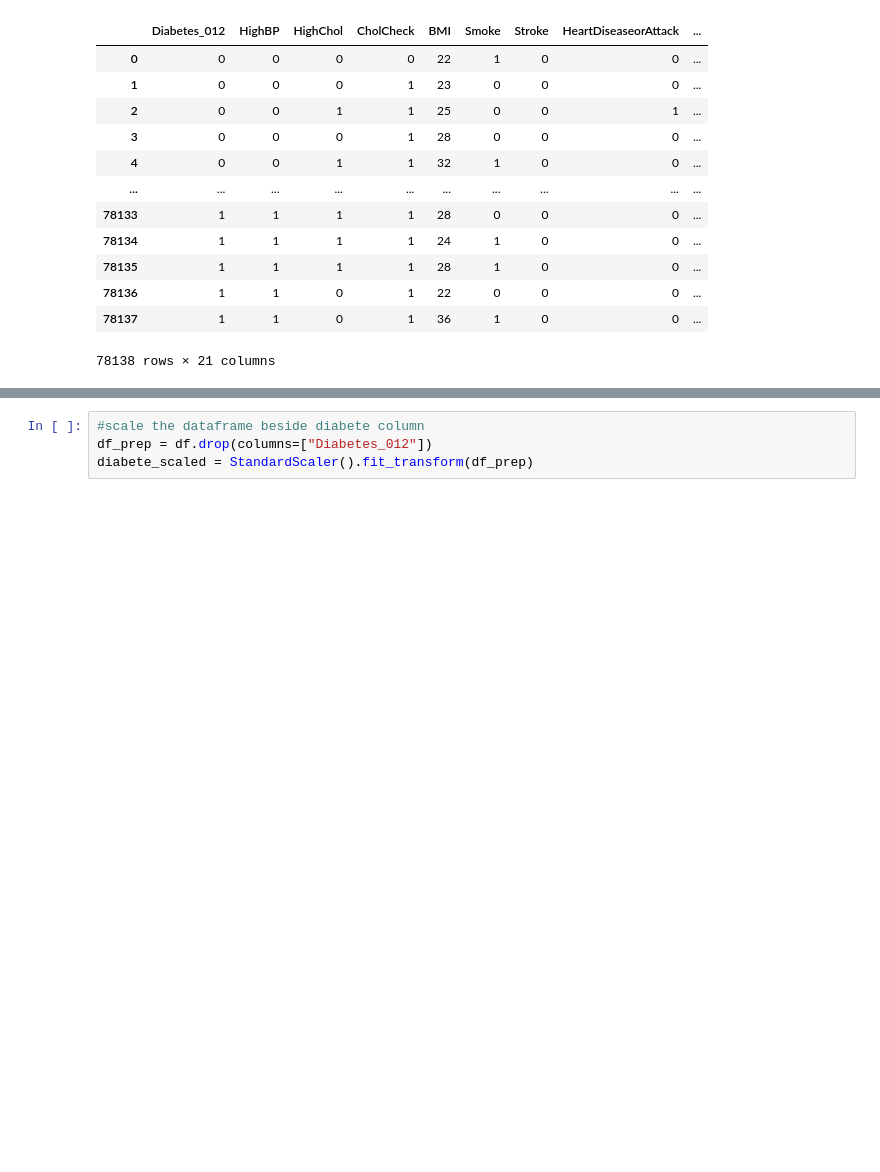
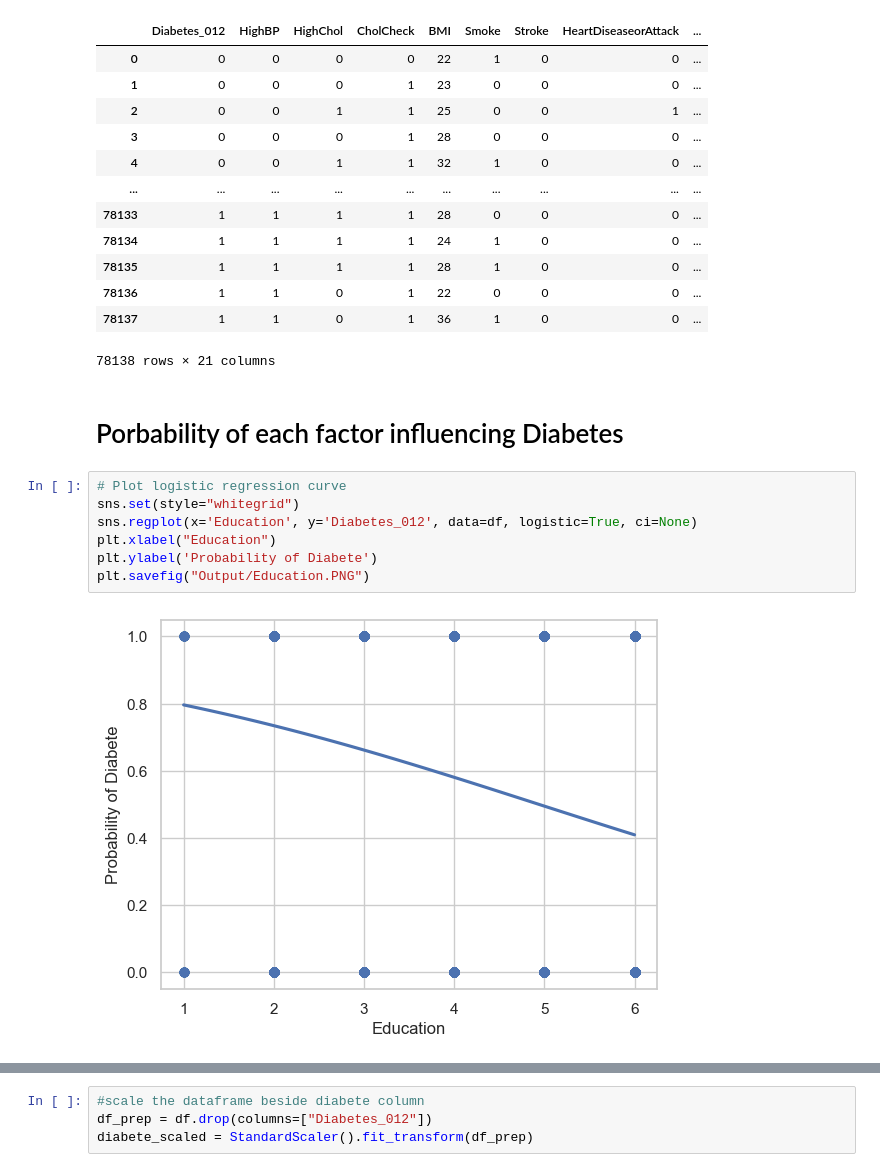
Before and after one commit to shengzhiluo000/Project_4_Group_9, a Jupyter notebook: Project 4 Analysis - Supervised Learning.ipynb, the cells around one changed output, grey strips where cells are left out. Cells and saved outputs as stored; diff of their text form; blank space fills up the shorter version.

```diff
--- a/Project 4 Analysis - Supervised Learning.ipynb
+++ b/Project 4 Analysis - Supervised Learning.ipynb
@@ -72,4 +75,15 @@ df
 | 78136 | 1 | 1 | 0 | 1 | 22 | 0 | 0 | 0 | ... |
 | 78137 | 1 | 1 | 0 | 1 | 36 | 1 | 0 | 0 | ... |
 78138 rows × 21 columns
+# %% [markdown]
+# Porbability of each factor influencing Diabetes
+# %%
+# Plot logistic regression curve
+sns.set(style="whitegrid")
+sns.regplot(x='Education', y='Diabetes_012', data=df, logistic=True, ci=None)
+plt.xlabel("Education")
+plt.ylabel('Probability of Diabete')
+plt.savefig("Output/Education.PNG")
+# %% [output]
+[figure, added]
 # %%
```
Also changed, not shown: parts of 21 cells of this notebook, 19 other files.
